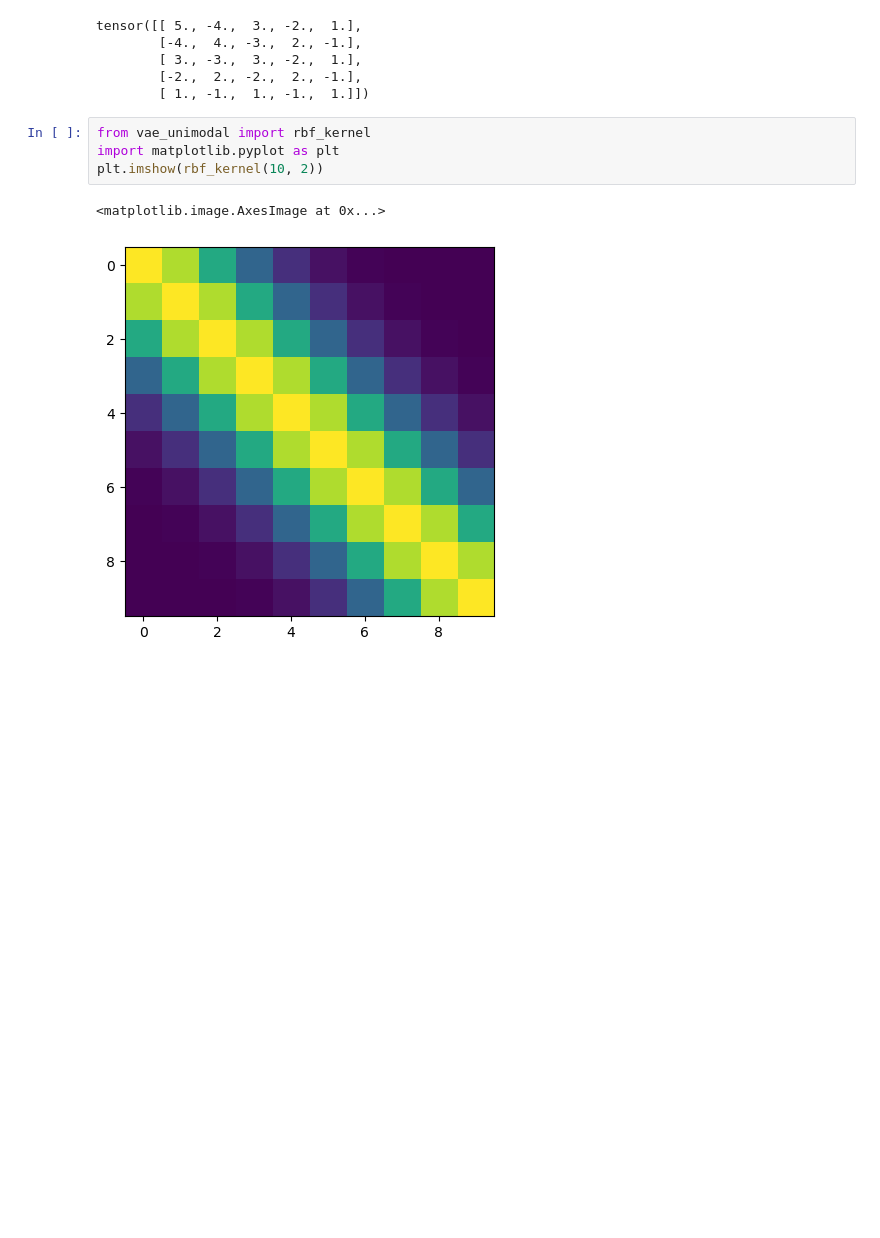
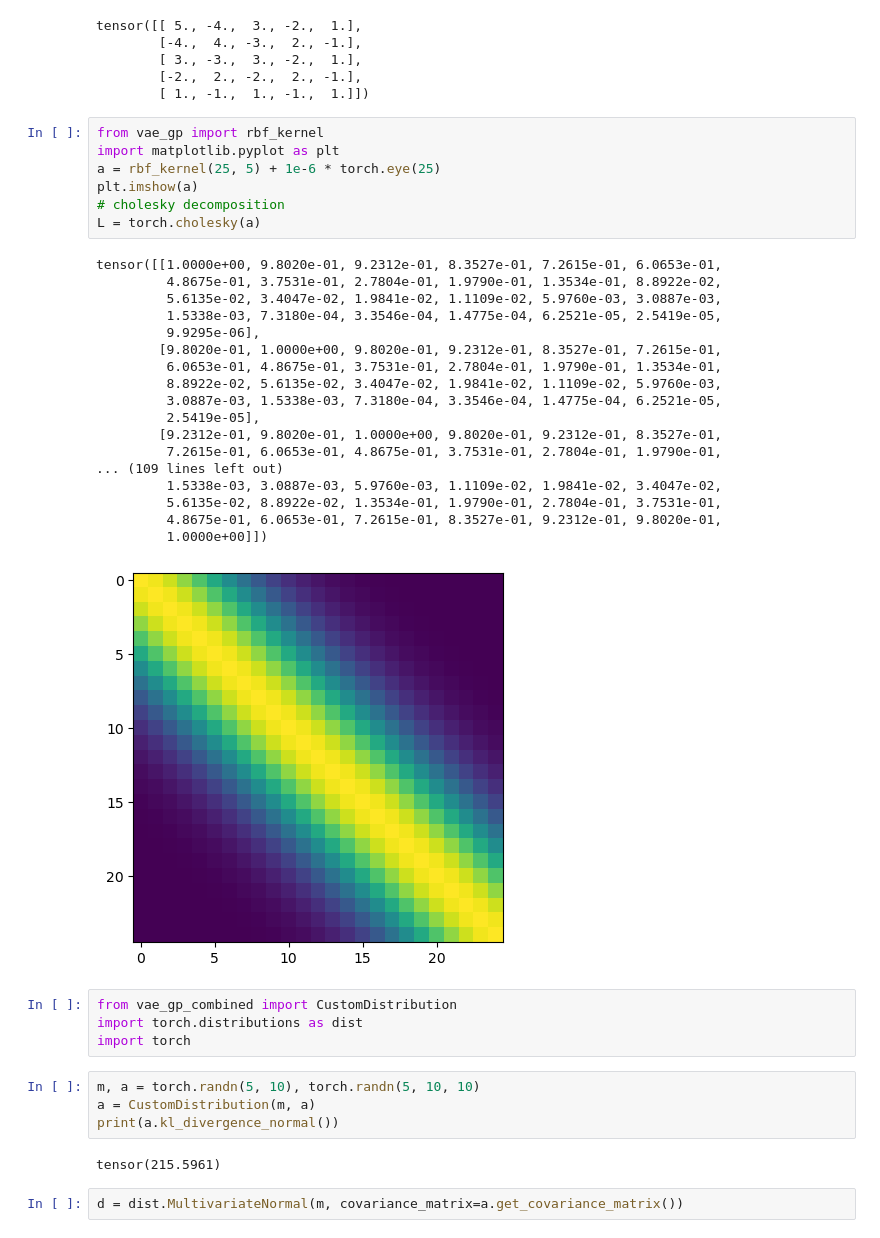
Before and after one commit to methi1999/switching_subspace, a Jupyter notebook: misc.ipynb, the cells around one changed output. Drawn from its saved outputs; the diff is of its cells as text; blank space fills up the shorter version.

```diff
--- a/misc.ipynb
+++ b/misc.ipynb
@@ -60,9 +83,40 @@ tensor([[ 5., -4.,  3., -2.,  1.],
         [-2.,  2., -2.,  2., -1.],
         [ 1., -1.,  1., -1.,  1.]])
 # %%
-from vae_unimodal import rbf_kernel
+from vae_gp import rbf_kernel
 import matplotlib.pyplot as plt
-plt.imshow(rbf_kernel(10, 2))
+a = rbf_kernel(25, 5) + 1e-6 * torch.eye(25)
+plt.imshow(a)
+# cholesky decomposition
+L = torch.cholesky(a)
 # %% [output]
-<matplotlib.image.AxesImage at 0x...>
+tensor([[1.0000e+00, 9.8020e-01, 9.2312e-01, 8.3527e-01, 7.2615e-01, 6.0653e-01,
+         4.8675e-01, 3.7531e-01, 2.7804e-01, 1.9790e-01, 1.3534e-01, 8.8922e-02,
+         5.6135e-02, 3.4047e-02, 1.9841e-02, 1.1109e-02, 5.9760e-03, 3.0887e-03,
+         1.5338e-03, 7.3180e-04, 3.3546e-04, 1.4775e-04, 6.2521e-05, 2.5419e-05,
+         9.9295e-06],
+        [9.8020e-01, 1.0000e+00, 9.8020e-01, 9.2312e-01, 8.3527e-01, 7.2615e-01,
+         6.0653e-01, 4.8675e-01, 3.7531e-01, 2.7804e-01, 1.9790e-01, 1.3534e-01,
+         8.8922e-02, 5.6135e-02, 3.4047e-02, 1.9841e-02, 1.1109e-02, 5.9760e-03,
+         3.0887e-03, 1.5338e-03, 7.3180e-04, 3.3546e-04, 1.4775e-04, 6.2521e-05,
+         2.5419e-05],
+        [9.2312e-01, 9.8020e-01, 1.0000e+00, 9.8020e-01, 9.2312e-01, 8.3527e-01,
+         7.2615e-01, 6.0653e-01, 4.8675e-01, 3.7531e-01, 2.7804e-01, 1.9790e-01,
+... (109 lines left out)
+         1.5338e-03, 3.0887e-03, 5.9760e-03, 1.1109e-02, 1.9841e-02, 3.4047e-02,
+         5.6135e-02, 8.8922e-02, 1.3534e-01, 1.9790e-01, 2.7804e-01, 3.7531e-01,
+         4.8675e-01, 6.0653e-01, 7.2615e-01, 8.3527e-01, 9.2312e-01, 9.8020e-01,
+         1.0000e+00]])
-[figure, old version]
+[figure, new version]
+# %%
+from vae_gp_combined import CustomDistribution
+import torch.distributions as dist
+import torch
+# %%
+m, a = torch.randn(5, 10), torch.randn(5, 10, 10)
+a = CustomDistribution(m, a)
+print(a.kl_divergence_normal())
+# %% [output]
+tensor(215.5961)
+# %%
+d = dist.MultivariateNormal(m, covariance_matrix=a.get_covariance_matrix())
```
Also changed, not shown: parts of 5 cells of this notebook, 8 other files.
